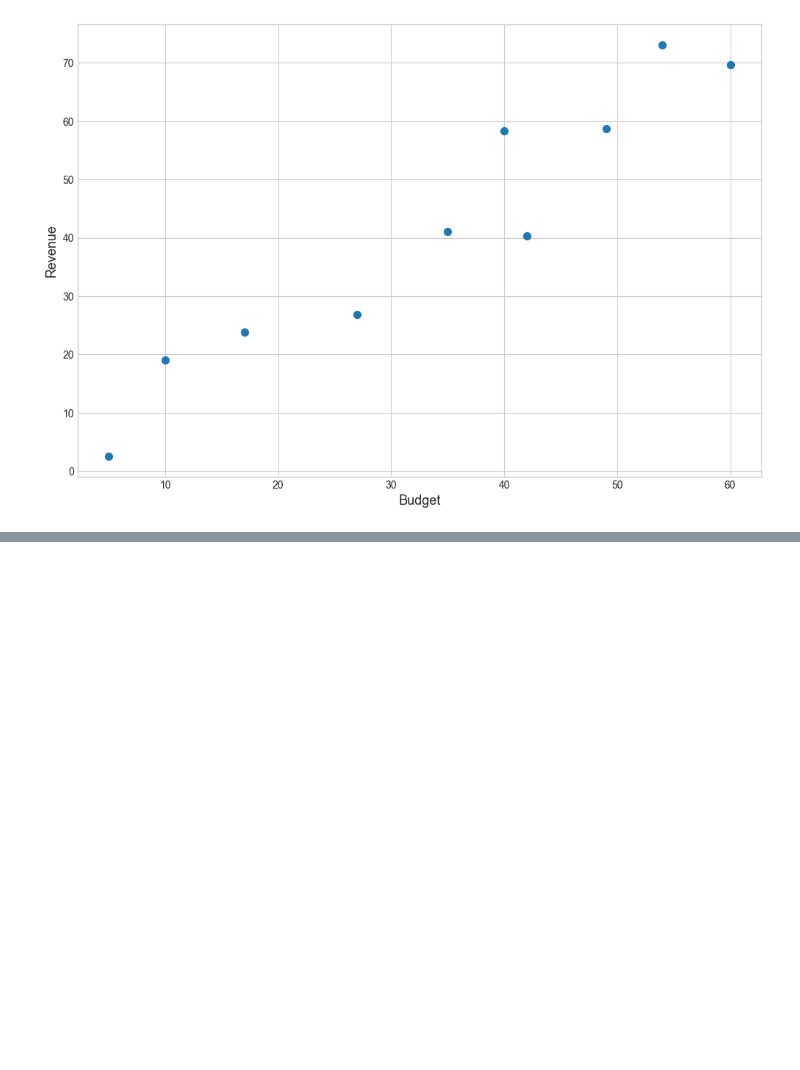
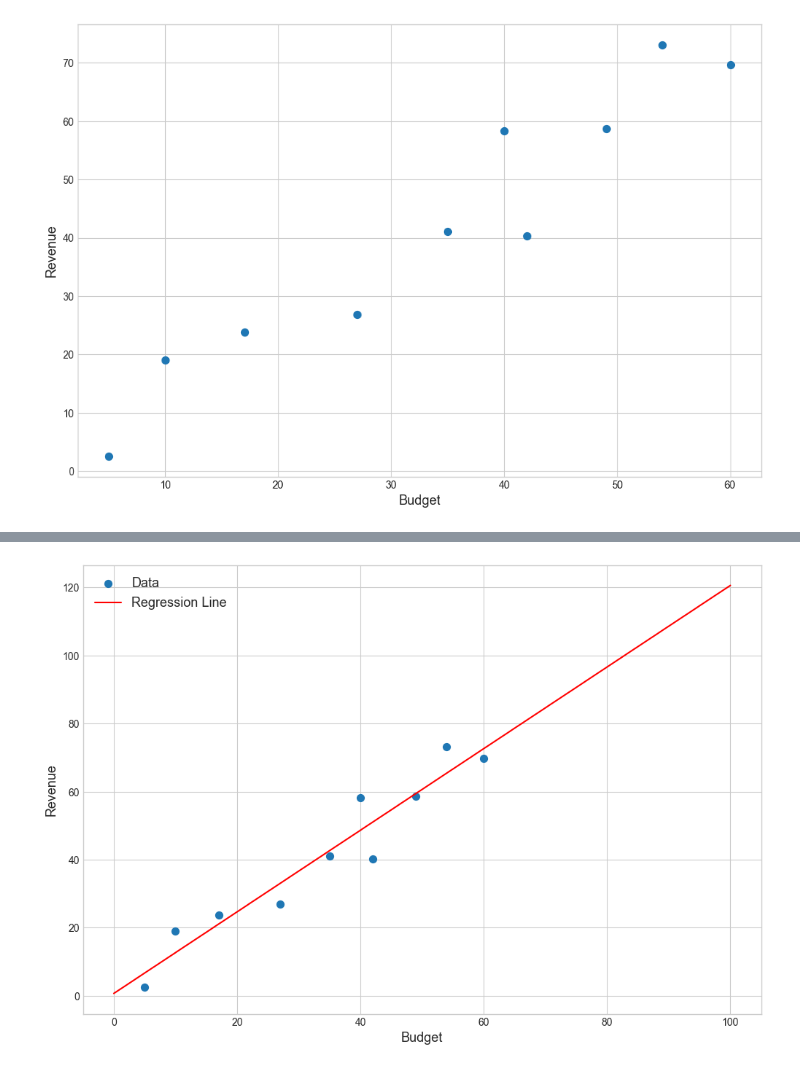
Before and after one commit to mario812/algo-trading-env, a Jupyter notebook: 3.4.2-linear_reg_intro.ipynb, the cells around one changed output, grey strips where cells are left out. Saved outputs shown, nothing was run; the diff lists cells and outputs as text; code cells hidden in the pictures; blank space fills up the shorter version.

```diff
--- a/3.4.2-linear_reg_intro.ipynb
+++ b/3.4.2-linear_reg_intro.ipynb
@@ -38,0 +51,3 @@ from sklearn.linear_model import LinearRegression
+# %%
+slope = lm.coef_ # pendiente de la recta de regresión
+slope
@@ -38,0 +56,3 @@ from sklearn.linear_model import LinearRegression
+# %%
+intercept = lm.intercept_ # corte con el eje y de la recta de regresión
+intercept
@@ -38,0 +69,3 @@ from sklearn.linear_model import LinearRegression
+# %%
+df["pred"] = lm.predict(df.budget.to_frame())
+df
@@ -38,0 +93,13 @@ from sklearn.linear_model import LinearRegression
+# %%
+x_lin = np.array([0, 100])
+y_lin = intercept + slope * x_lin
+# %%
+plt.figure(figsize = (12, 8))
+plt.scatter(x = df.budget, y = df.revenue, s = 50, label = "Data")
+plt.plot(x_lin, y_lin, c = "red", label = "Regression Line")
+plt.xlabel("Budget", fontsize = 13)
+plt.ylabel("Revenue", fontsize = 13)
+plt.legend(fontsize = 13)
+plt.show()
+# %% [output]
+[figure, added]
```
Also changed, not shown: parts of 9 cells of this notebook.
